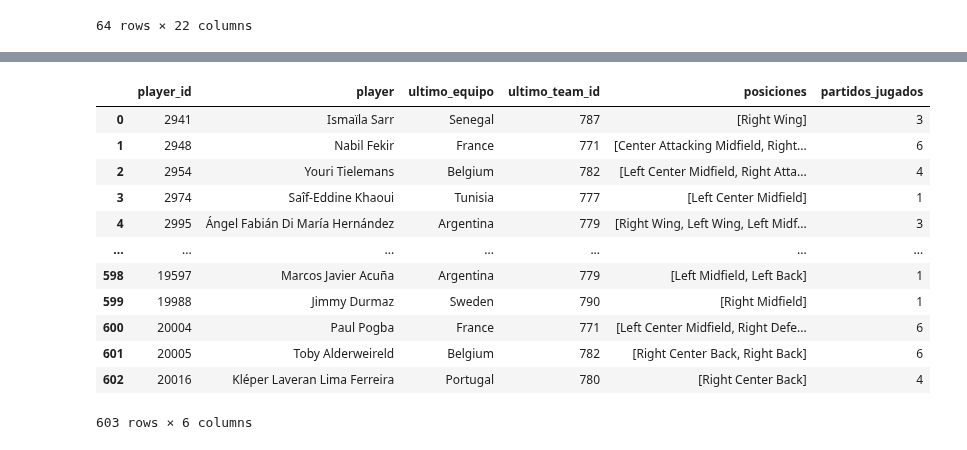
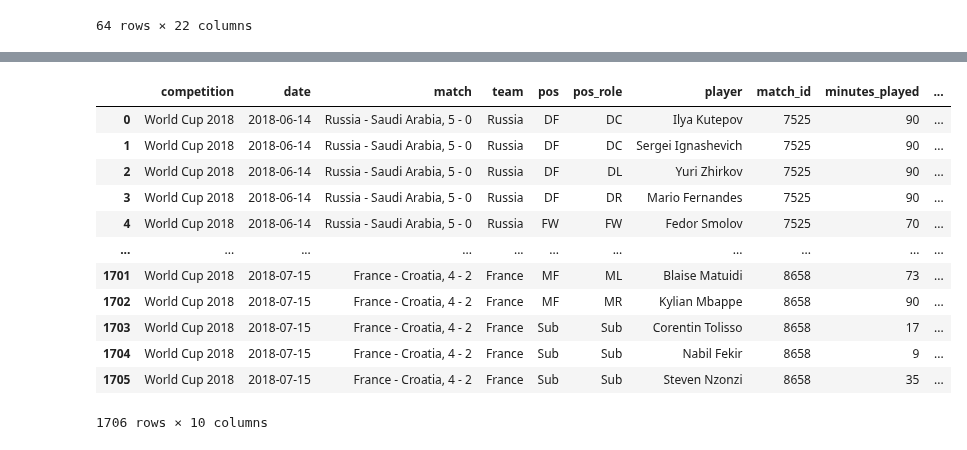
Before and after one commit to Germiprogramer/TFG-Agente-de-Scouting, a Jupyter notebook: ratings.ipynb, the cells around one changed output, grey strips where cells are left out. Saved outputs shown, nothing was run; the diff lists cells and outputs as text; code cells hidden in the pictures.

```diff
--- a/ratings.ipynb
+++ b/ratings.ipynb
@@ -144,0 +137,59 @@ mundial_2018
+# %%
+# Lista original de columnas deseadas
+columnas_deseadas = [
+    'competition', 'date', 'match', 'team', 'pos', 'pos_role',
+    'player', 'rater', 'is_human', 'original_rating', 'match_id', 'minutesPlayed'
+]
+
+# Filtrar solo las que están presentes en el DataFrame actual
+columnas_presentes = [col for col in columnas_deseadas if col in ratings_df_con_id.columns]
+
+# Crear el nuevo DataFrame filtrado
+ratings_filtrado = ratings_df_con_id[columnas_presentes]
+# %%
+import pandas as pd
+
+def promediar_ratings_por_jugador(df_ratings):
+    """
+    Agrupa el dataset de ratings por jugador y partido, eliminando duplicados por rater
+    y devolviendo la media de original_rating por jugador/partido.
+    """
+    columnas_clave = [
+        'competition', 'date', 'match', 'team', 'pos',
+        'pos_role', 'player', 'match_id', 'original_rating', 'minutesPlayed'
+    ]
+
+    # Verificación
+    for col in columnas_clave:
+        if col not in df_ratings.columns:
+            raise ValueError(f"Falta la columna requerida: {col}")
+
+    # Agrupamiento y promedio
+    df_limpio = df_ratings[columnas_clave].groupby(
+        ['competition', 'date', 'match', 'team', 'pos', 'pos_role', 'player', 'match_id', 'minutesPlayed'],
+        as_index=False
+    )['original_rating'].mean()
+
+    return df_limpio
+# %%
+
+# Aplicar la limpieza
+df_ratings_limpio = promediar_ratings_por_jugador(ratings_filtrado)
+# %%
+df_ratings_limpio = df_ratings_limpio.rename(columns={"minutesPlayed": "minutes_played"})
+# %%
+df_ratings_limpio
+# %% [output]
+|  | competition | date | match | team | pos | pos_role | player | match_id | minutes_played | ... |
+| 0 | World Cup 2018 | 2018-06-14 | Russia - Saudi Arabia, 5 - 0 | Russia | DF | DC | Ilya Kutepov | 7525 | 90 | ... |
+| 1 | World Cup 2018 | 2018-06-14 | Russia - Saudi Arabia, 5 - 0 | Russia | DF | DC | Sergei Ignashevich | 7525 | 90 | ... |
+| 2 | World Cup 2018 | 2018-06-14 | Russia - Saudi Arabia, 5 - 0 | Russia | DF | DL | Yuri Zhirkov | 7525 | 90 | ... |
+| 3 | World Cup 2018 | 2018-06-14 | Russia - Saudi Arabia, 5 - 0 | Russia | DF | DR | Mario Fernandes | 7525 | 90 | ... |
+| 4 | World Cup 2018 | 2018-06-14 | Russia - Saudi Arabia, 5 - 0 | Russia | FW | FW | Fedor Smolov | 7525 | 70 | ... |
+| ... | ... | ... | ... | ... | ... | ... | ... | ... | ... | ... |
+| 1701 | World Cup 2018 | 2018-07-15 | France - Croatia, 4 - 2 | France | MF | ML | Blaise Matuidi | 8658 | 73 | ... |
+| 1702 | World Cup 2018 | 2018-07-15 | France - Croatia, 4 - 2 | France | MF | MR | Kylian Mbappe | 8658 | 90 | ... |
+| 1703 | World Cup 2018 | 2018-07-15 | France - Croatia, 4 - 2 | France | Sub | Sub | Corentin Tolisso | 8658 | 17 | ... |
+| 1704 | World Cup 2018 | 2018-07-15 | France - Croatia, 4 - 2 | France | Sub | Sub | Nabil Fekir | 8658 | 9 | ... |
+| 1705 | World Cup 2018 | 2018-07-15 | France - Croatia, 4 - 2 | France | Sub | Sub | Steven Nzonzi | 8658 | 35 | ... |
+1706 rows × 10 columns
@@ -190,19 +243,3 @@ def perfil_jugadores(df_eventos):
 
 
 perfiles_jugadores = perfil_jugadores(eventos_data)
-# %%
-perfiles_jugadores
-# %% [output]
-|  | player_id | player | ultimo_equipo | ultimo_team_id | posiciones | partidos_jugados |
-| 0 | 2941 | Ismaïla Sarr | Senegal | 787 | [Right Wing] | 3 |
-| 1 | 2948 | Nabil Fekir | France | 771 | [Center Attacking Midfield, Right... | 6 |
-| 2 | 2954 | Youri Tielemans | Belgium | 782 | [Left Center Midfield, Right Atta... | 4 |
-| 3 | 2974 | Saîf-Eddine Khaoui | Tunisia | 777 | [Left Center Midfield] | 1 |
-| 4 | 2995 | Ángel Fabián Di María Hernández | Argentina | 779 | [Right Wing, Left Wing, Left Midf... | 3 |
-| ... | ... | ... | ... | ... | ... | ... |
-| 598 | 19597 | Marcos Javier Acuña | Argentina | 779 | [Left Midfield, Left Back] | 1 |
-| 599 | 19988 | Jimmy Durmaz | Sweden | 790 | [Right Midfield] | 1 |
-| 600 | 20004 | Paul Pogba | France | 771 | [Left Center Midfield, Right Defe... | 6 |
-| 601 | 20005 | Toby Alderweireld | Belgium | 782 | [Right Center Back, Right Back] | 6 |
-| 602 | 20016 | Kléper Laveran Lima Ferreira | Portugal | 780 | [Right Center Back] | 4 |
-603 rows × 6 columns
```
Also changed, not shown: parts of 30 cells of this notebook, 3 other files.
